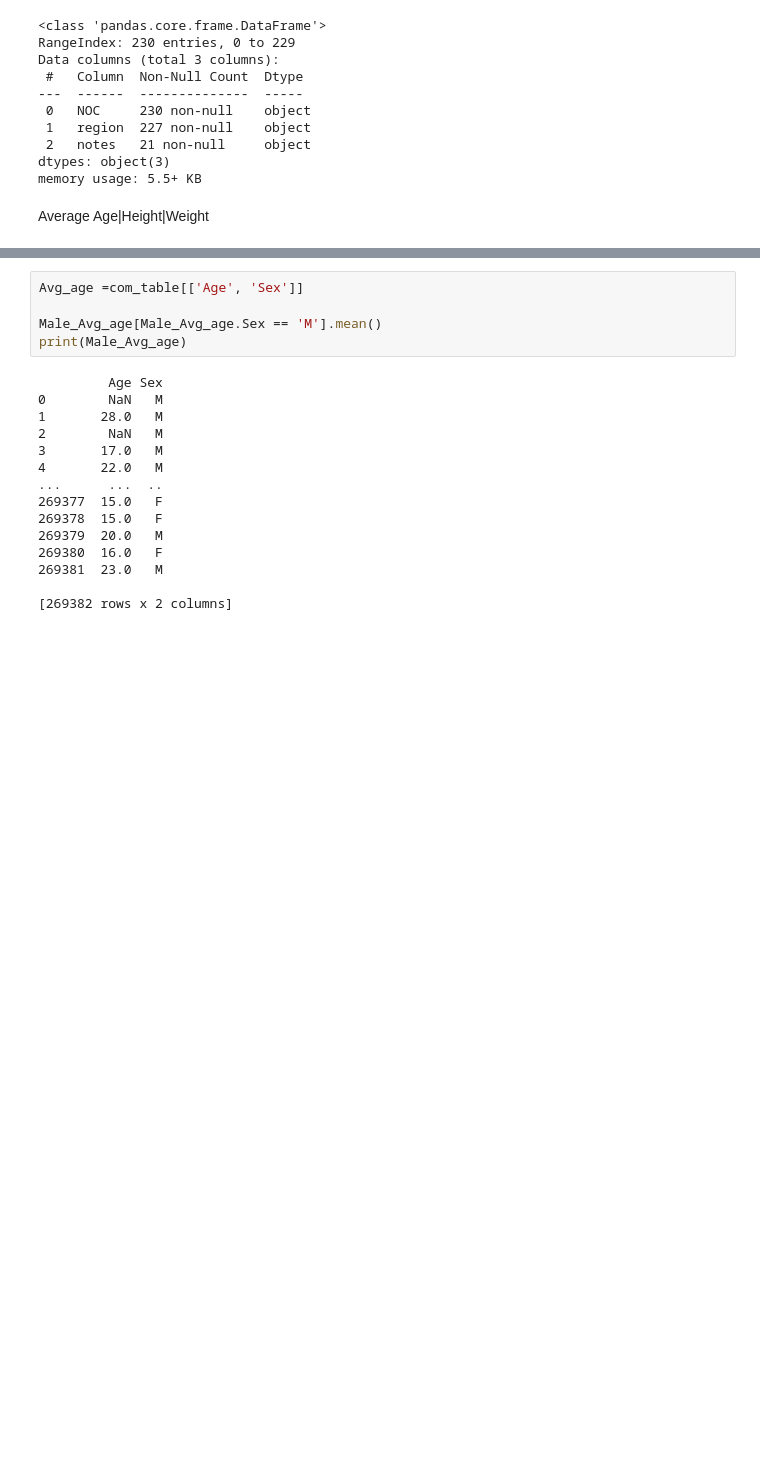
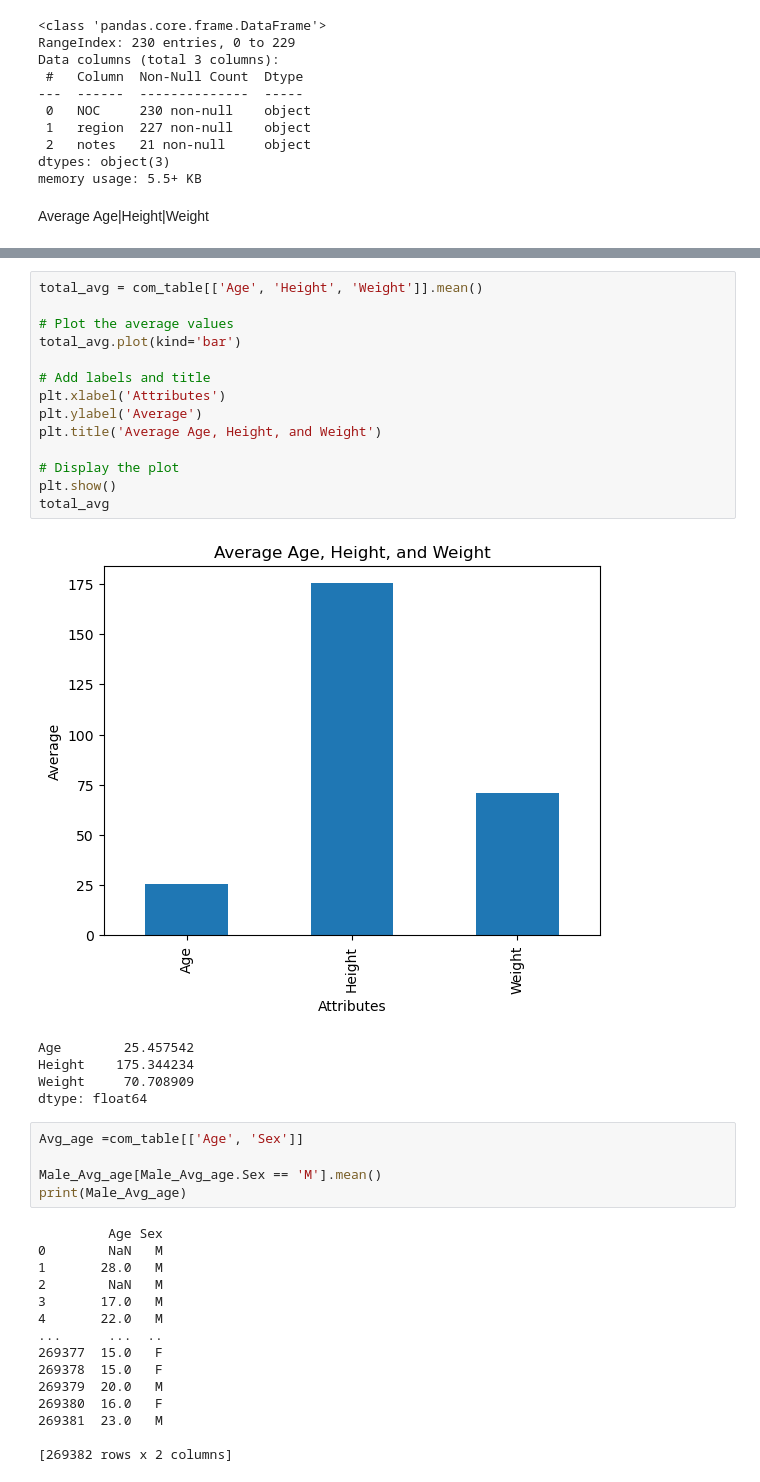
Before and after one commit to dgorgo/Jupyter, a Jupyter notebook: hamoye_group_project1.ipynb, the cells around one changed output, grey strips where cells are left out. Cells and saved outputs as stored; diff of their text form; blank space fills up the shorter version.

```diff
--- a/hamoye_group_project1.ipynb
+++ b/hamoye_group_project1.ipynb
@@ -203,6 +204,26 @@ Age        25.457542
 Height    175.344234
 Weight     70.708909
 dtype: float64
+# %%
+total_avg = com_table[['Age', 'Height', 'Weight']].mean()
+
+# Plot the average values
+total_avg.plot(kind='bar')
+
+# Add labels and title
+plt.xlabel('Attributes')
+plt.ylabel('Average')
+plt.title('Average Age, Height, and Weight')
+
+# Display the plot
+plt.show()
+total_avg
+# %% [output]
+[figure, added]
+Age        25.457542
+Height    175.344234
+Weight     70.708909
+dtype: float64
 # %%
 Avg_age =com_table[['Age', 'Sex']]
 
```
Also changed, not shown: parts of 23 cells of this notebook.
